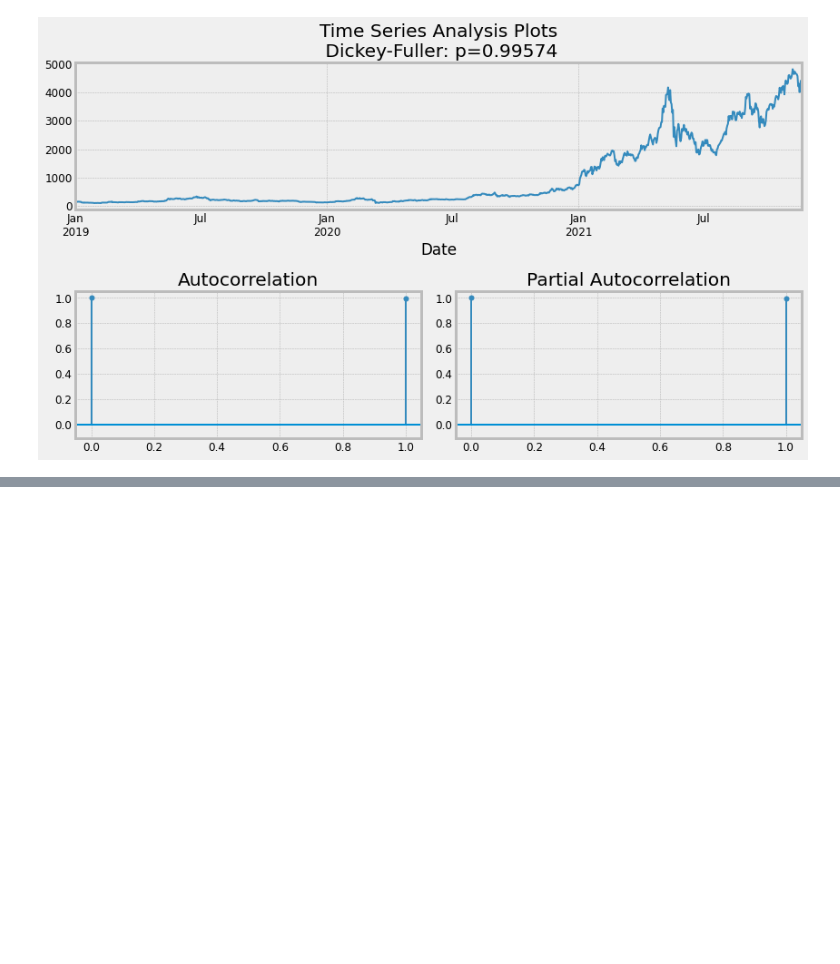
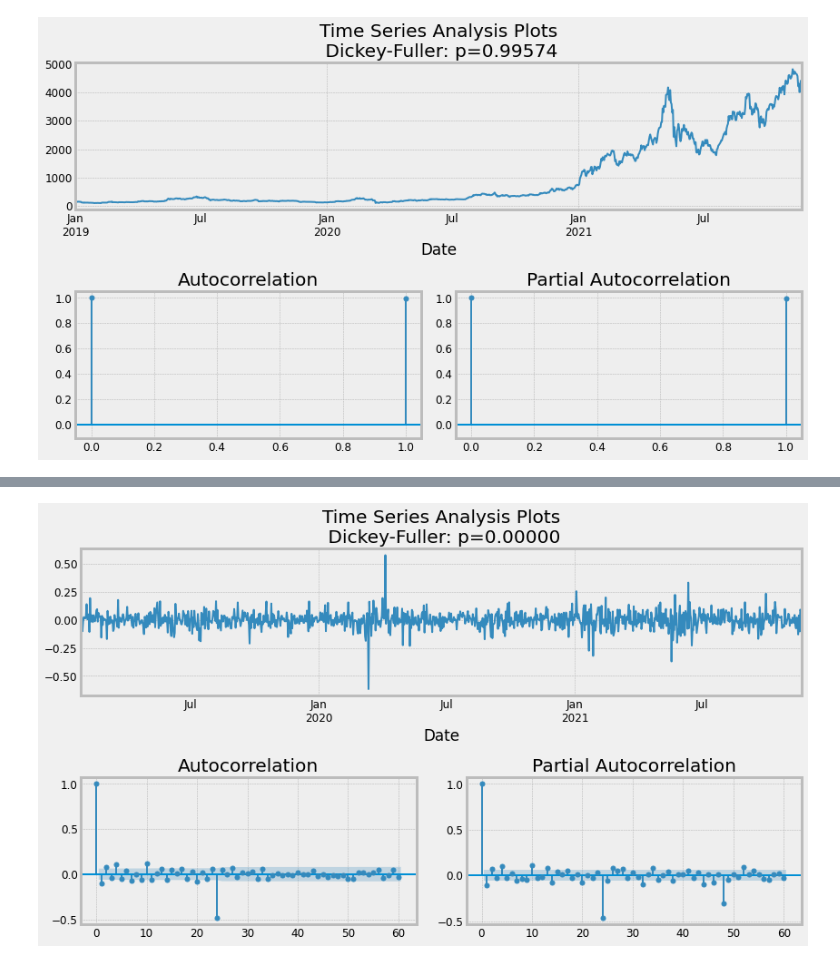
Before and after one commit to lerocha1/Analisando_ETH_Sarima, a Jupyter notebook: Teste_investpy_BTC_and_ETH.ipynb, the cells around one changed output, grey strips where cells are left out. Saved outputs shown, nothing was run; the diff lists cells and outputs as text; code cells hidden in the pictures; blank space fills up the shorter version.

```diff
--- a/Teste_investpy_BTC_and_ETH.ipynb
+++ b/Teste_investpy_BTC_and_ETH.ipynb
@@ -176,0 +187,5 @@ tsplot(eth.value,lags=1)
+# %%
+eth_log_diff = eth_log_diff - eth_log_diff.shift(1)
+tsplot(eth_log_diff[24+1:], lags = 60)
+# %% [output]
+[figure, added]
```
Also changed, not shown: parts of 5 cells of this notebook.
